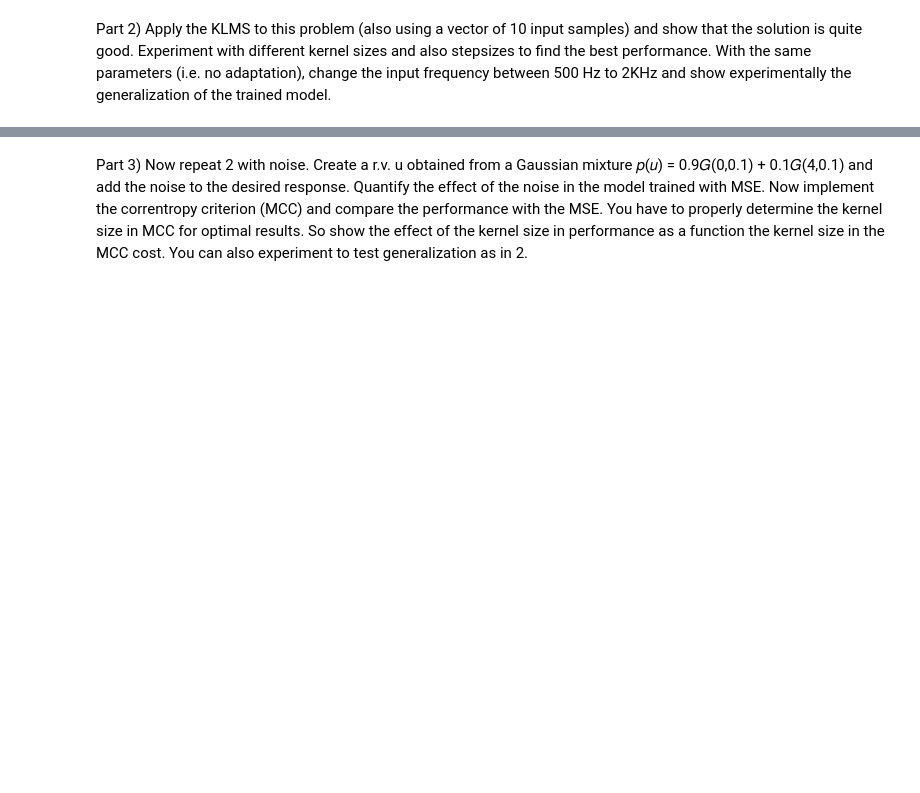
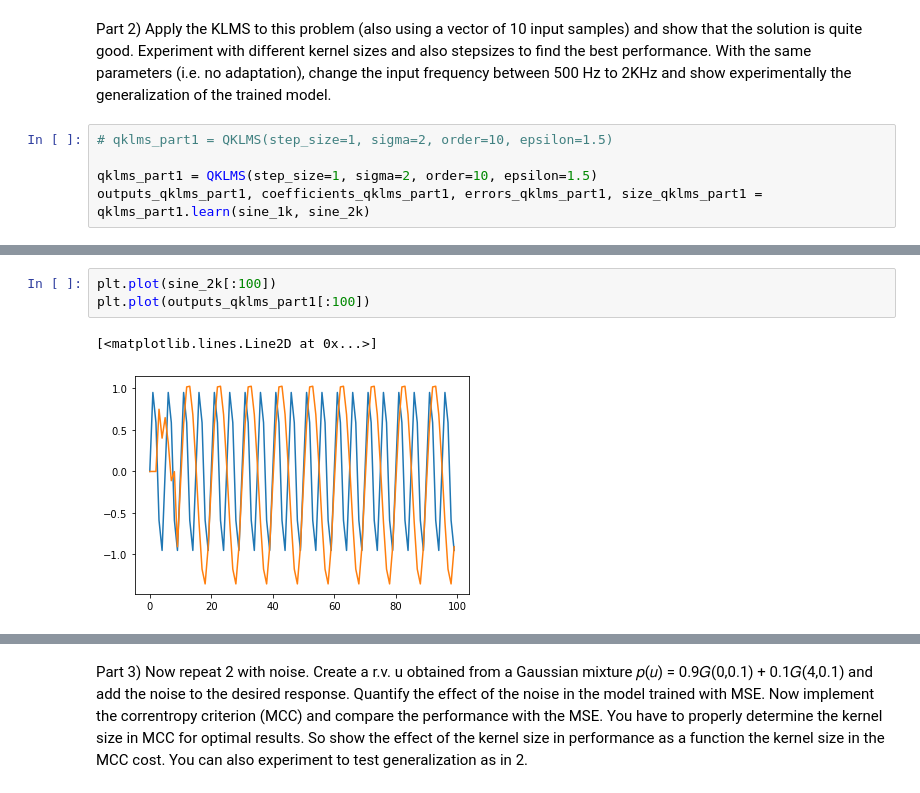
Before and after one commit to IanGMalone/Frequency_Doubling_Adaptive_Filtering, a Jupyter notebook: Frequency Doubling.ipynb, the cells around one changed output, grey strips where cells are left out. Drawn from its saved outputs; the diff is of its cells as text; blank space fills up the shorter version.

```diff
--- a/Frequency Doubling.ipynb
+++ b/Frequency Doubling.ipynb
@@ -255,3 +310,8 @@ Use a linear FIR filter of size 10 trained with Wiener solution and LMS. Verify
 # %% [markdown]
 Part 2)
 Apply the KLMS to this problem (also using a vector of 10 input samples) and show that the solution is quite good. Experiment with different kernel sizes and also stepsizes to find the best performance. With the same parameters (i.e. no adaptation), change the input frequency between 500 Hz to 2KHz and show experimentally the generalization of the trained model.
+# %%
+# qklms_part1 = QKLMS(step_size=1, sigma=2, order=10, epsilon=1.5)
+
+qklms_part1 = QKLMS(step_size=1, sigma=2, order=10, epsilon=1.5)
+outputs_qklms_part1, coefficients_qklms_part1, errors_qklms_part1, size_qklms_part1 = qklms_part1.learn(sine_1k, sine_2k)
@@ -257,0 +320,6 @@ Apply the KLMS to this problem (also using a vector of 10 input samples) and sho
+# %%
+plt.plot(sine_2k[:100])
+plt.plot(outputs_qklms_part1[:100])
+# %% [output]
+[<matplotlib.lines.Line2D at 0x...>]
+[figure, added]
```
Also changed, not shown: parts of 24 cells of this notebook.
